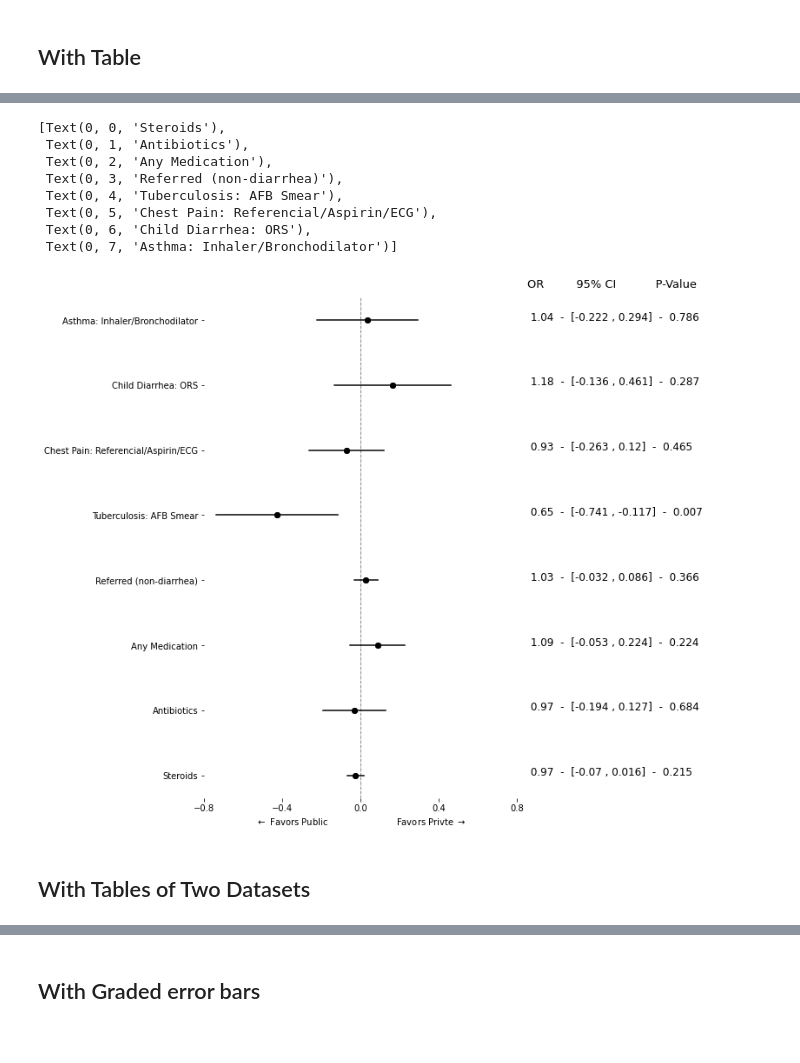
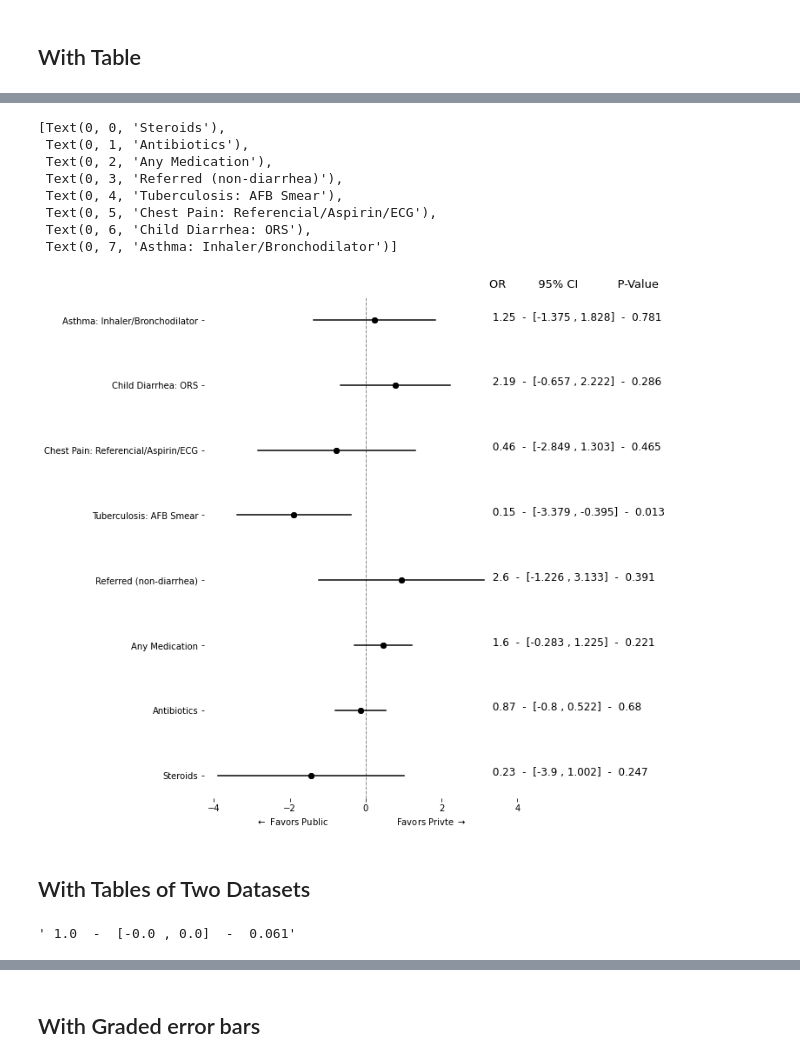
Before and after one commit to d2cml-ai/python_visual_library, a Jupyter notebook: python_notebooks/04_reg_coef.ipynb, the cells around one changed output, grey strips where cells are left out. Cells and saved outputs as stored; diff of their text form; code cells hidden in the pictures.

Commit message:
reg coef plots

```diff
--- a/python_notebooks/04_reg_coef.ipynb
+++ b/python_notebooks/04_reg_coef.ipynb
@@ -51,0 +14,10 @@ y_label_t = [
+# %%
+data1 = pd.read_stata("https://github.com/worldbank/r-econ-visual-library/raw/master/Library/Data/METable.dta")
+data1.head()
+
+for i in ['refer', 'med_class_any_6', 'med_class_any_16']:
+    label_encoder.fit(data1[i])
+    data1[i] = label_encoder.transform(data1[i])
+    data1[i] = np.where(data1[i] == 2, np.nan, data1[i])
+
+data1.head()
@@ -56,7 +36,16 @@ y = ["as_correct", "ch_correct", "cp_correct", "tb_correct"
      , "med_any"
      ,"med_class_any_6", "med_class_any_16"
     ]
-
+y_label_t = [
+    "Asthma: Inhaler/Bronchodilator"
+    , "Child Diarrhea: ORS"
+    , "Chest Pain: Referencial/Aspirin/ECG"
+    , "Tuberculosis: AFB Smear"
+    , "Referred (non-diarrhea)"
+    , "Any Medication"
+    , "Antibiotics"
+    , "Steroids"
+]
 
 fmla = " ~ facility_private + C(case_code)"
 fmla1 = " ~ facility_private"
@@ -70,11 +59,11 @@ varname = []
 
 for i in y:
     try:
-        mdl = smf.glm(i + fmla, data = data1).fit()
-        # mdl = smf.logit(i + fmla, data = data1).fit()
+        # mdl = smf.glm(i + fmla, data = data1).fit()
+        mdl = smf.logit(i + fmla, data = data1).fit()
     except:
-        # mdl = smf.logit(i + fmla1, data = data1).fit()
-        mdl = smf.glm(i + fmla1, data = data1).fit()
+        mdl = smf.logit(i + fmla1, data = data1).fit()
+        # mdl = smf.glm(i + fmla1, data = data1).fit()
         print(i + fmla1)
 
     coef_data = pd.DataFrame(mdl.summary().tables[1].data)
@@ -96,7 +85,7 @@ df0 = pd.DataFrame(
         "var": varname,
     }
 )
-df1 = pd.melt(df0,id_vars=['var', 'coef', "p_value"], var_name='range', value_name='range_val')
+df1 = pd.melt(df0,id_vars=['var', 'coef', "p_value"], var_name='range', value_name='range_val').round(3)
 
 
 OR = df0.coef.map(math.exp)
@@ -119,40 +126,37 @@ table_reg = (" " + df0["OR"].map(str) + "  -  " +  "[" + df0.l.map(str) + " , "
 fig = plt.figure(figsize = (5, 8))
 ax = fig.add_axes([.1, 1, 1, 1])
 
 for i in y[::-1]:
     ref_data = df1[df1["var"] == i]
     ax.plot("range_val", "var", data = ref_data, color = "black")
     ax.scatter("coef", "var", data = ref_data, color = "black")
 
 
 omit_all = ['left', 'right', 'top', 'bottom']
 
 ax.spines[omit_all].set_visible(False)
 
 ax.axvline(0, linestyle = "-.", lw = .5, color = "black")
 
 for i in range(8):
     lbl = table_reg.iloc[i]
-    ax.text(.85, i, lbl, size=12)
+    ax.text(3.25, i, lbl, size=12)
 
-ax.text(.85, 7.5, "OR         95% CI           P-Value", size = 13)
+ax.text(3.25, 7.5, "OR         95% CI           P-Value", size = 13)
 
-# ax.text(.85, 1, "adsafffffffffffffffffffffffsl", ha = "left")
-# ax.text(.85, 2, "adsaffffsl", ha = "left")
-ax.set_xlim(-.8, .8)
-ax.set_xticks(np.arange(-.80, .81, .4))
+ax.set_xticks(np.arange(-4, 4.1, 2))
 ax.set_xlabel(r"$\leftarrow$ Favors Public                         Favors Privte $\rightarrow$")
 ax.set_yticklabels(y_label_t[::-1])
 # %% [output]
 [Text(0, 0, 'Steroids'),
  Text(0, 1, 'Antibiotics'),
  Text(0, 2, 'Any Medication'),
  Text(0, 3, 'Referred (non-diarrhea)'),
  Text(0, 4, 'Tuberculosis: AFB Smear'),
  Text(0, 5, 'Chest Pain: Referencial/Aspirin/ECG'),
  Text(0, 6, 'Child Diarrhea: ORS'),
  Text(0, 7, 'Asthma: Inhaler/Bronchodilator')]
-[figure, old version]
+[figure, new version]
 # %% [markdown]
 ## With Tables of Two Datasets
 # %%
@@ -242,6 +245,10 @@ df22 = pd.DataFrame(
     }
 )
 df221 = pd.melt(df22, id_vars=['var', 'coef', "p_value"], var_name='range', value_name='range_val')
+# %%
+table_reg_1.iloc[1]
+# %% [output]
+' 1.0  -  [-0.0 , 0.0]  -  0.061'
 # %%
 df21["or"] = df21['coef'].map(math.exp)
 df22["or"] = df22['coef'].map(math.exp)
```
Also changed, not shown: parts of 19 cells of this notebook, 1 other file.
